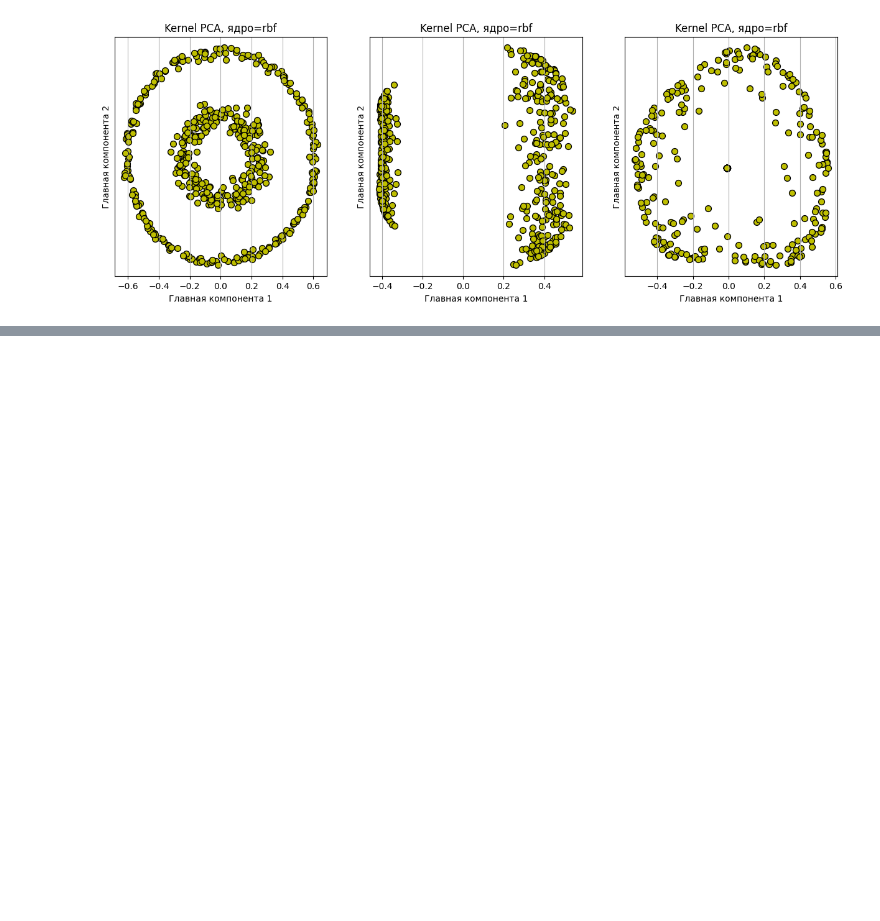
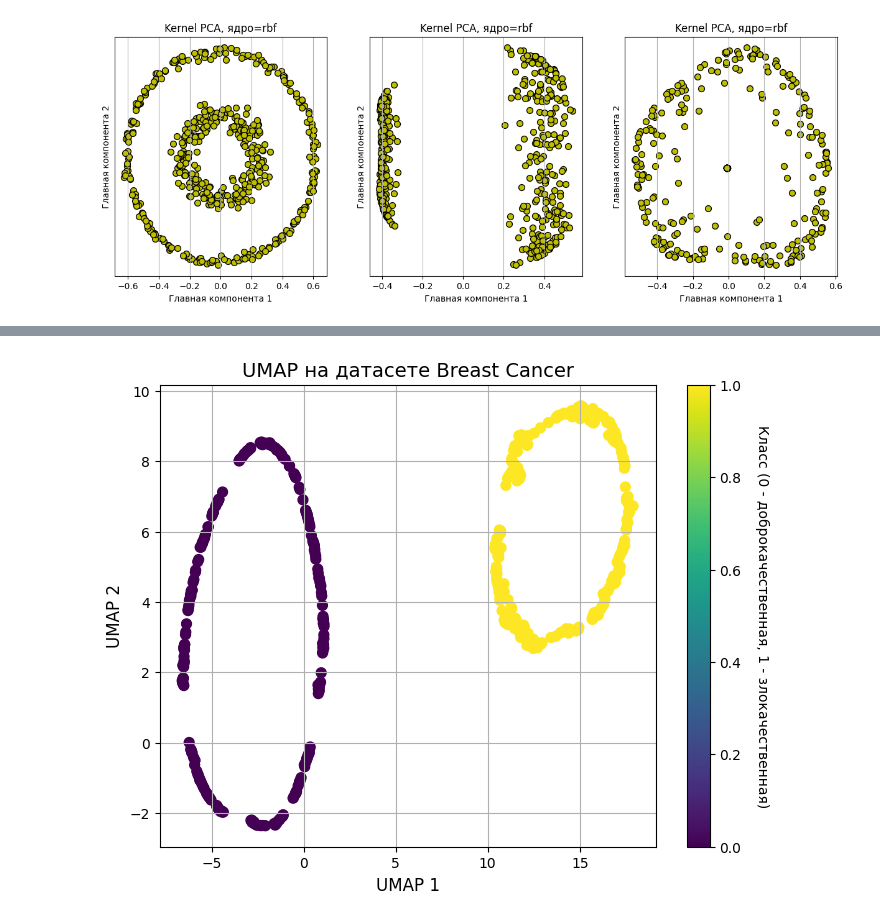
Before and after one commit to woodwyyn/ML, a Jupyter notebook: ML6_2.ipynb, the cells around one changed output, grey strips where cells are left out. Cells and saved outputs as stored; diff of their text form; code cells hidden in the pictures; blank space fills up the shorter version.

```diff
--- a/ML6_2.ipynb
+++ b/ML6_2.ipynb
@@ -356,0 +401,17 @@ for i, gamma in enumerate(gamma_values):
+# %%
+import umap
+
+reducer = umap.UMAP(n_components=2, random_state=42)
+X_umap = reducer.fit_transform(X_scaled)
+
+plt.figure(figsize=(8, 6))
+scatter = plt.scatter(X_umap[:, 0], X_umap[:, 1], c=y, cmap='viridis', s=50)
+plt.xlabel('UMAP 1', fontsize=12)
+plt.ylabel('UMAP 2', fontsize=12)
+plt.title('UMAP на датасете Breast Cancer', fontsize=14)
+cbar = plt.colorbar(scatter)
+cbar.set_label('Класс (0 - доброкачественная, 1 - злокачественная)', rotation=270, labelpad=20, fontsize=10)
+plt.grid(True)
+plt.show()
+# %% [output]
+[figure, added]
```
Also changed, not shown: parts of 11 cells of this notebook.
